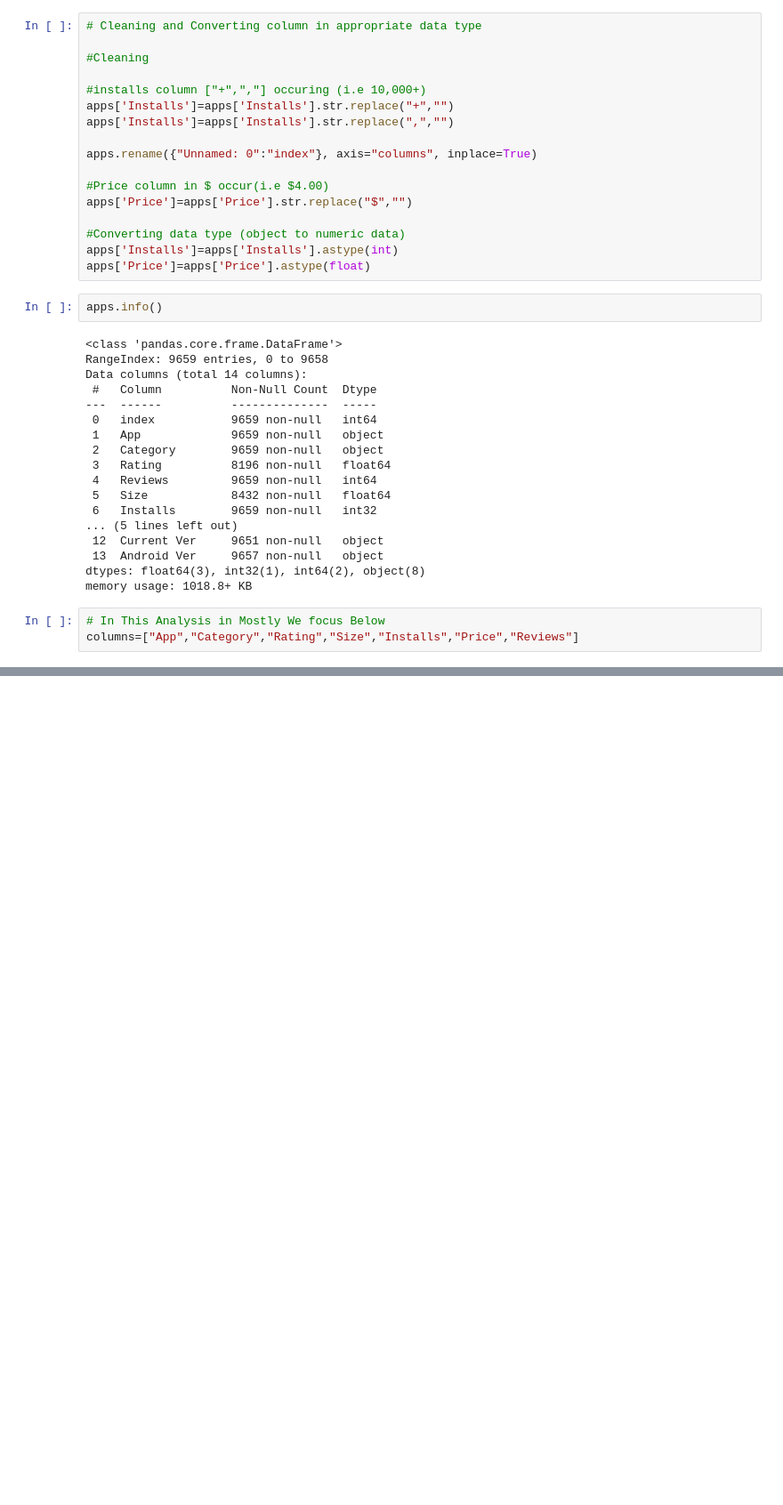
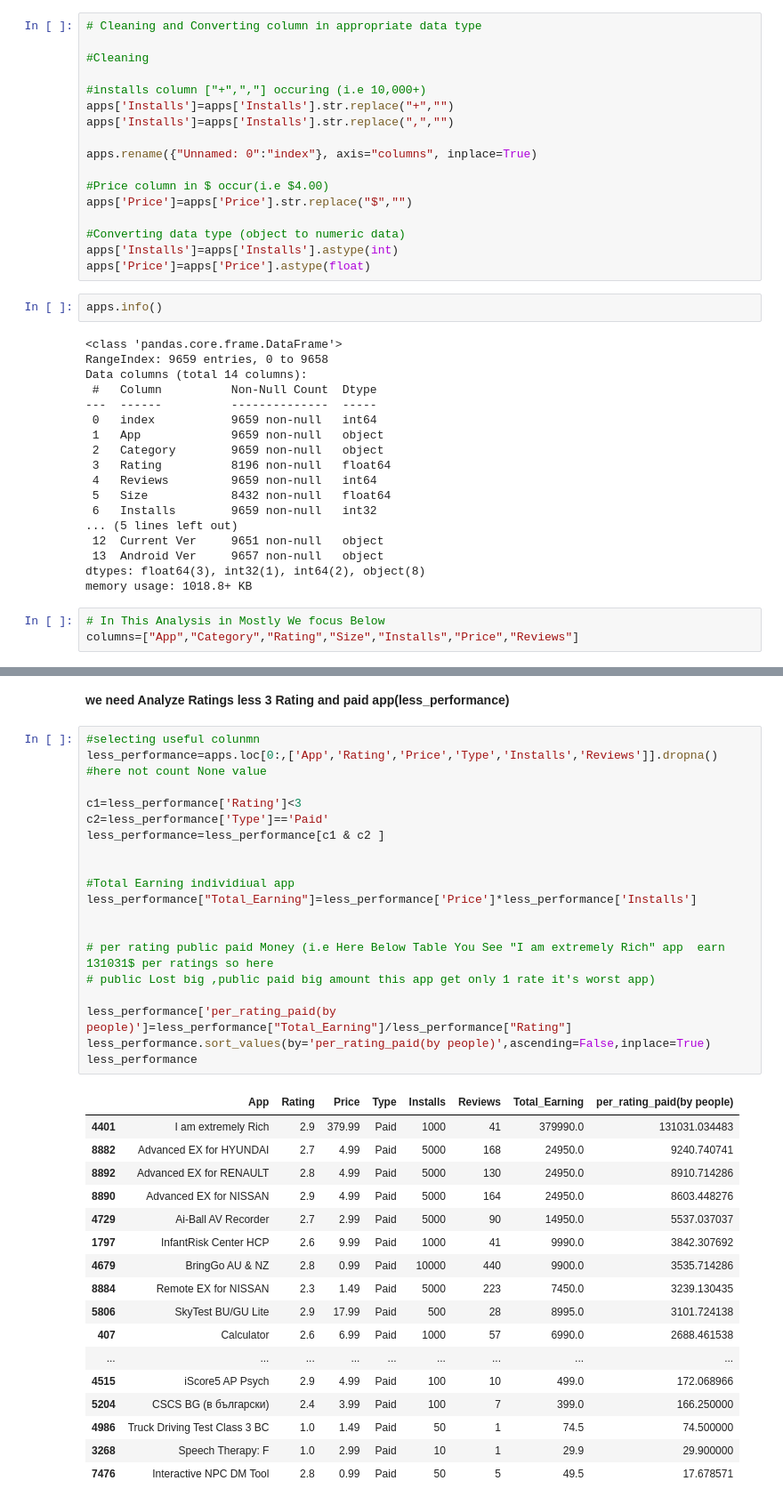
Before and after one commit to nikshingadiya/jupyter, a Jupyter notebook: Kaggle/Google Apps Data Analysis.ipynb, the cells around one changed output, grey strips where cells are left out. Shown at 89% size. Saved outputs shown, nothing was run; the diff lists cells and outputs as text; blank space fills up the shorter version.

```diff
--- a/Kaggle/Google Apps Data Analysis.ipynb
+++ b/Kaggle/Google Apps Data Analysis.ipynb
@@ -128,3 +122,42 @@ plt.xticks(rotation=90)
 plt.show()
 # %% [output]
 [figure]
+# %% [markdown]
+<b> we need Analyze Ratings less 3 Rating and paid app(less_performance) </b>
+# %%
+#selecting useful colunmn
+less_performance=apps.loc[0:,['App','Rating','Price','Type','Installs','Reviews']].dropna() #here not count None value
+
+c1=less_performance['Rating']<3
+c2=less_performance['Type']=='Paid'
+less_performance=less_performance[c1 & c2 ]
+
+
+#Total Earning individiual app
+less_performance["Total_Earning"]=less_performance['Price']*less_performance['Installs']
+
+
+# per rating public paid Money (i.e Here Below Table You See "I am extremely Rich" app  earn 131031$ per ratings so here
+# public Lost big ,public paid big amount this app get only 1 rate it's worst app)
+
+less_performance['per_rating_paid(by people)']=less_performance["Total_Earning"]/less_performance["Rating"]
+less_performance.sort_values(by='per_rating_paid(by people)',ascending=False,inplace=True)
+less_performance
+# %% [output]
+|  | App | Rating | Price | Type | Installs | Reviews | Total_Earning | per_rating_paid(by people) |
+| 4401 | I am extremely Rich | 2.9 | 379.99 | Paid | 1000 | 41 | 379990.0 | 131031.034483 |
+| 8882 | Advanced EX for HYUNDAI | 2.7 | 4.99 | Paid | 5000 | 168 | 24950.0 | 9240.740741 |
+| 8892 | Advanced EX for RENAULT | 2.8 | 4.99 | Paid | 5000 | 130 | 24950.0 | 8910.714286 |
+| 8890 | Advanced EX for NISSAN | 2.9 | 4.99 | Paid | 5000 | 164 | 24950.0 | 8603.448276 |
+| 4729 | Ai-Ball AV Recorder | 2.7 | 2.99 | Paid | 5000 | 90 | 14950.0 | 5537.037037 |
+| 1797 | InfantRisk Center HCP | 2.6 | 9.99 | Paid | 1000 | 41 | 9990.0 | 3842.307692 |
+| 4679 | BringGo AU & NZ | 2.8 | 0.99 | Paid | 10000 | 440 | 9900.0 | 3535.714286 |
+| 8884 | Remote EX for NISSAN | 2.3 | 1.49 | Paid | 5000 | 223 | 7450.0 | 3239.130435 |
+| 5806 | SkyTest BU/GU Lite | 2.9 | 17.99 | Paid | 500 | 28 | 8995.0 | 3101.724138 |
+| 407 | Calculator | 2.6 | 6.99 | Paid | 1000 | 57 | 6990.0 | 2688.461538 |
+| ... | ... | ... | ... | ... | ... | ... | ... | ... |
+| 4515 | iScore5 AP Psych | 2.9 | 4.99 | Paid | 100 | 10 | 499.0 | 172.068966 |
+| 5204 | CSCS BG (в български) | 2.4 | 3.99 | Paid | 100 | 7 | 399.0 | 166.250000 |
+| 4986 | Truck Driving Test Class 3 BC | 1.0 | 1.49 | Paid | 50 | 1 | 74.5 | 74.500000 |
+| 3268 | Speech Therapy: F | 1.0 | 2.99 | Paid | 10 | 1 | 29.9 | 29.900000 |
+| 7476 | Interactive NPC DM Tool | 2.8 | 0.99 | Paid | 50 | 5 | 49.5 | 17.678571 |
```
Also changed, not shown: parts of 16 cells of this notebook, 29 other files.
